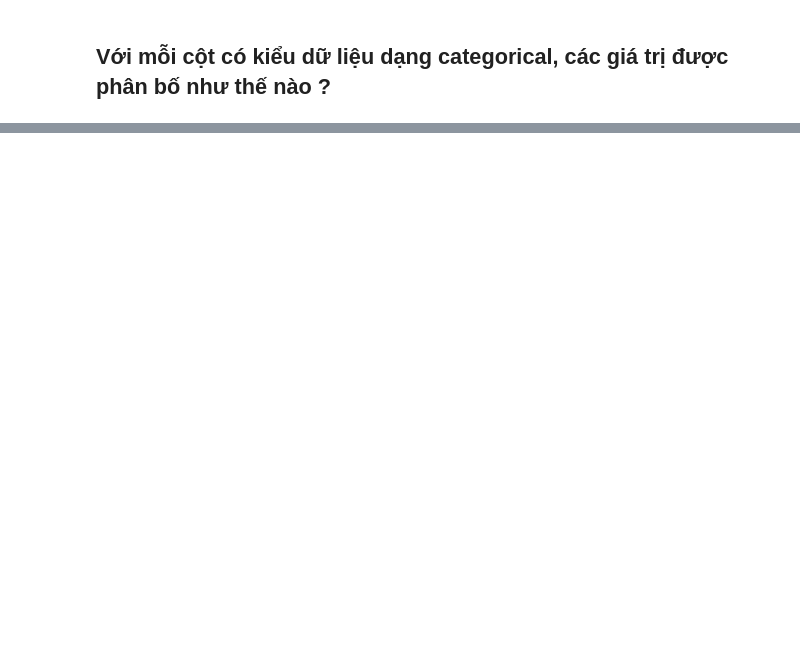
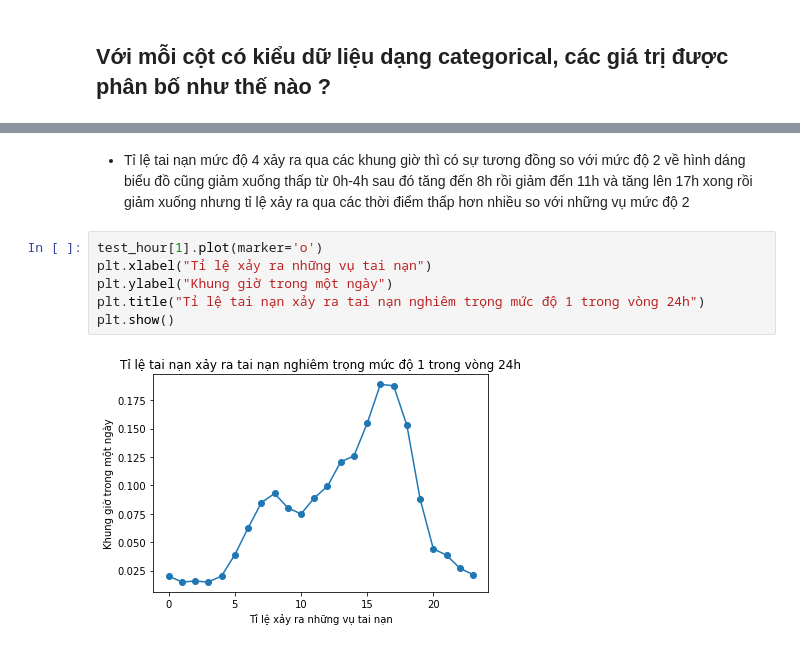
Before and after one commit to vuongthanhan-19127326/dackltkhdl, a Jupyter notebook: projectfinal.ipynb, the cells around one changed output, grey strips where cells are left out. Drawn from its saved outputs; the diff is of its cells as text; blank space fills up the shorter version.

```diff
--- a/projectfinal.ipynb
+++ b/projectfinal.ipynb
@@ -397,0 +497,10 @@ fig.show()
+# %% [markdown]
+- Tỉ lệ tai nạn mức độ 4 xảy ra qua các khung giờ thì có sự tương đồng so với mức độ 2 về hình dáng biểu đồ cũng giảm xuống thấp từ 0h-4h sau đó tăng đến 8h rồi giảm đến 11h và tăng lên 17h xong rồi giảm xuống nhưng tỉ lệ xảy ra qua các thời điểm thấp hơn nhiều so với những vụ mức độ 2
+# %%
+test_hour[1].plot(marker='o')
+plt.xlabel("Tỉ lệ xảy ra những vụ tai nạn")
+plt.ylabel("Khung giờ trong một ngày")
+plt.title("Tỉ lệ tai nạn xảy ra tai nạn nghiêm trọng mức độ 1 trong vòng 24h")
+plt.show()
+# %% [output]
+[figure, added]
```
Also changed, not shown: parts of 77 cells of this notebook.
